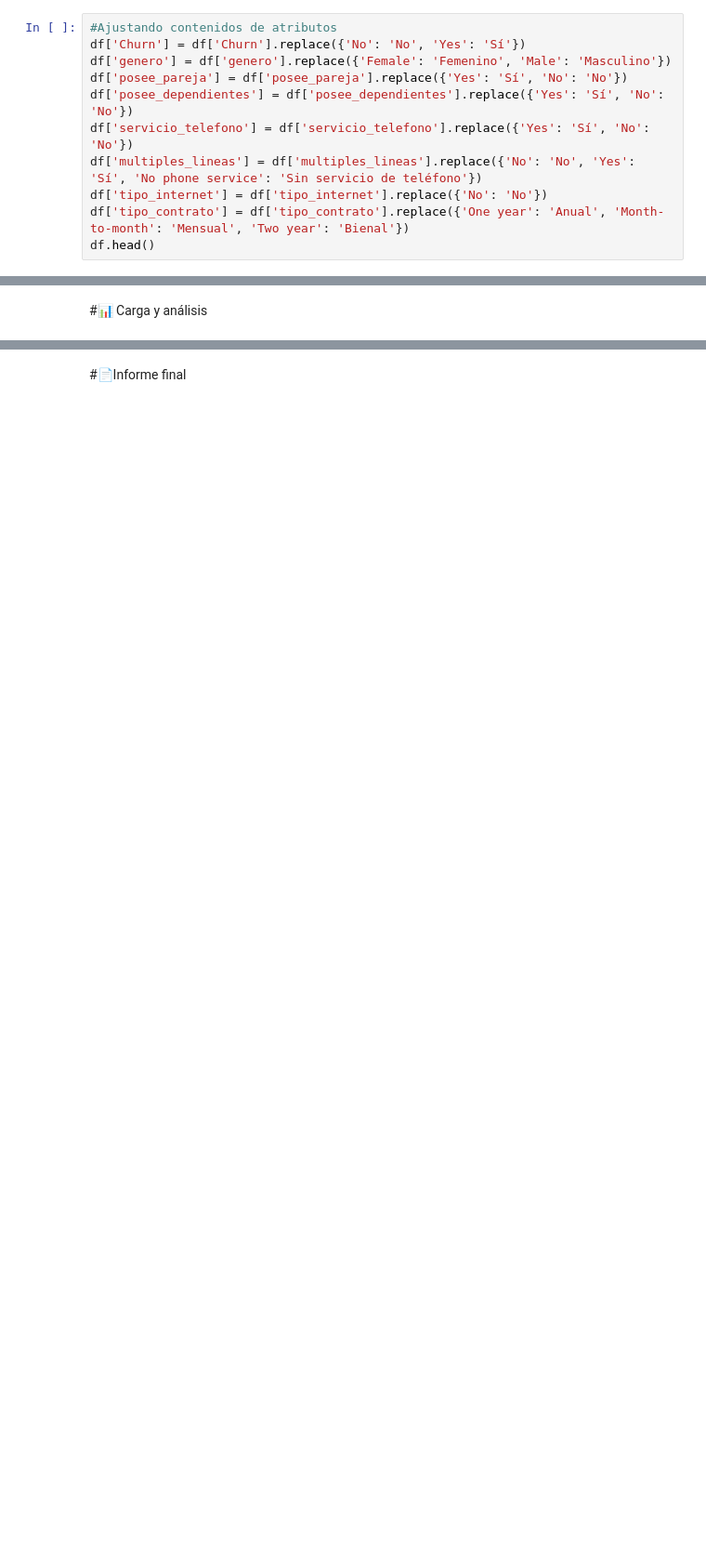
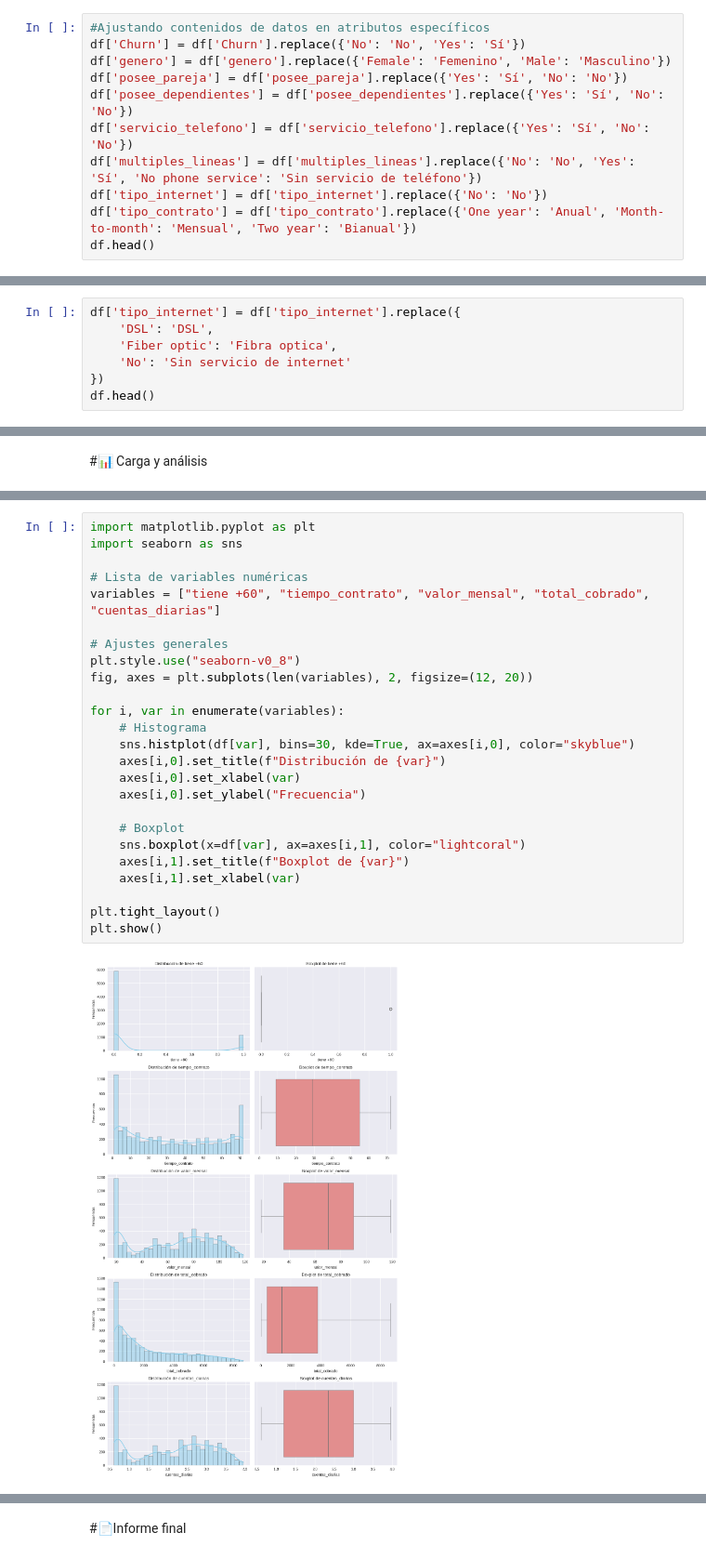
Before and after one commit to jpraden/Challenge-DataScience-TelecomX-LATAM, a Jupyter notebook: TelecomX_LATAM.ipynb, the cells around one changed output, grey strips where cells are left out. Shown at 93% size. Cells and saved outputs as stored; diff of their text form; blank space fills up the shorter version.

```diff
--- a/TelecomX_LATAM.ipynb
+++ b/TelecomX_LATAM.ipynb
@@ -512,7 +507,7 @@ df
 | 7266 | 9995-HOTOH | No | Male | 0 | Yes | Yes | 63 | ... |
 7032 rows × 22 columns
 # %%
-#Ajustando contenidos de atributos
+#Ajustando contenidos de datos en atributos específicos
 df['Churn'] = df['Churn'].replace({'No': 'No', 'Yes': 'Sí'})
 df['genero'] = df['genero'].replace({'Female': 'Femenino', 'Male': 'Masculino'})
 df['posee_pareja'] = df['posee_pareja'].replace({'Yes': 'Sí', 'No': 'No'})
@@ -520,7 +515,7 @@ df['posee_dependientes'] = df['posee_dependientes'].replace({'Yes': 'Sí', 'No':
 df['servicio_telefono'] = df['servicio_telefono'].replace({'Yes': 'Sí', 'No': 'No'})
 df['multiples_lineas'] = df['multiples_lineas'].replace({'No': 'No', 'Yes': 'Sí', 'No phone service': 'Sin servicio de teléfono'})
 df['tipo_internet'] = df['tipo_internet'].replace({'No': 'No'})
-df['tipo_contrato'] = df['tipo_contrato'].replace({'One year': 'Anual', 'Month-to-month': 'Mensual', 'Two year': 'Bienal'})
+df['tipo_contrato'] = df['tipo_contrato'].replace({'One year': 'Anual', 'Month-to-month': 'Mensual', 'Two year': 'Bianual'})
 df.head()
 # %% [output]
 |  | id | Churn | genero | tiene +60 | posee_pareja | posee_dependientes | tiempo_contrato | ... |
@@ -547,3 +542,10 @@ df.head()
 | 3 | 0011-IGKFF | Sí | Masculino | 1 | Sí | No | 13 | ... |
 | 4 | 0013-EXCHZ | Sí | Femenino | 1 | Sí | No | 3 | ... |
 5 rows × 22 columns
+# %%
+df['tipo_internet'] = df['tipo_internet'].replace({
+    'DSL': 'DSL',
+    'Fiber optic': 'Fibra optica',
+    'No': 'Sin servicio de internet'
+})
+df.head()
@@ -648,0 +676,27 @@ _____________________________________________________________________________
+# %%
+import matplotlib.pyplot as plt
+import seaborn as sns
+
+# Lista de variables numéricas
+variables = ["tiene +60", "tiempo_contrato", "valor_mensal", "total_cobrado", "cuentas_diarias"]
+
+# Ajustes generales
+plt.style.use("seaborn-v0_8")
+fig, axes = plt.subplots(len(variables), 2, figsize=(12, 20))
+
+for i, var in enumerate(variables):
+    # Histograma
+    sns.histplot(df[var], bins=30, kde=True, ax=axes[i,0], color="skyblue")
+    axes[i,0].set_title(f"Distribución de {var}")
+    axes[i,0].set_xlabel(var)
+    axes[i,0].set_ylabel("Frecuencia")
+
+    # Boxplot
+    sns.boxplot(x=df[var], ax=axes[i,1], color="lightcoral")
+    axes[i,1].set_title(f"Boxplot de {var}")
+    axes[i,1].set_xlabel(var)
+
+plt.tight_layout()
+plt.show()
+# %% [output]
+[figure, added]
```
Also changed, not shown: parts of 56 cells of this notebook, 1 other file.
